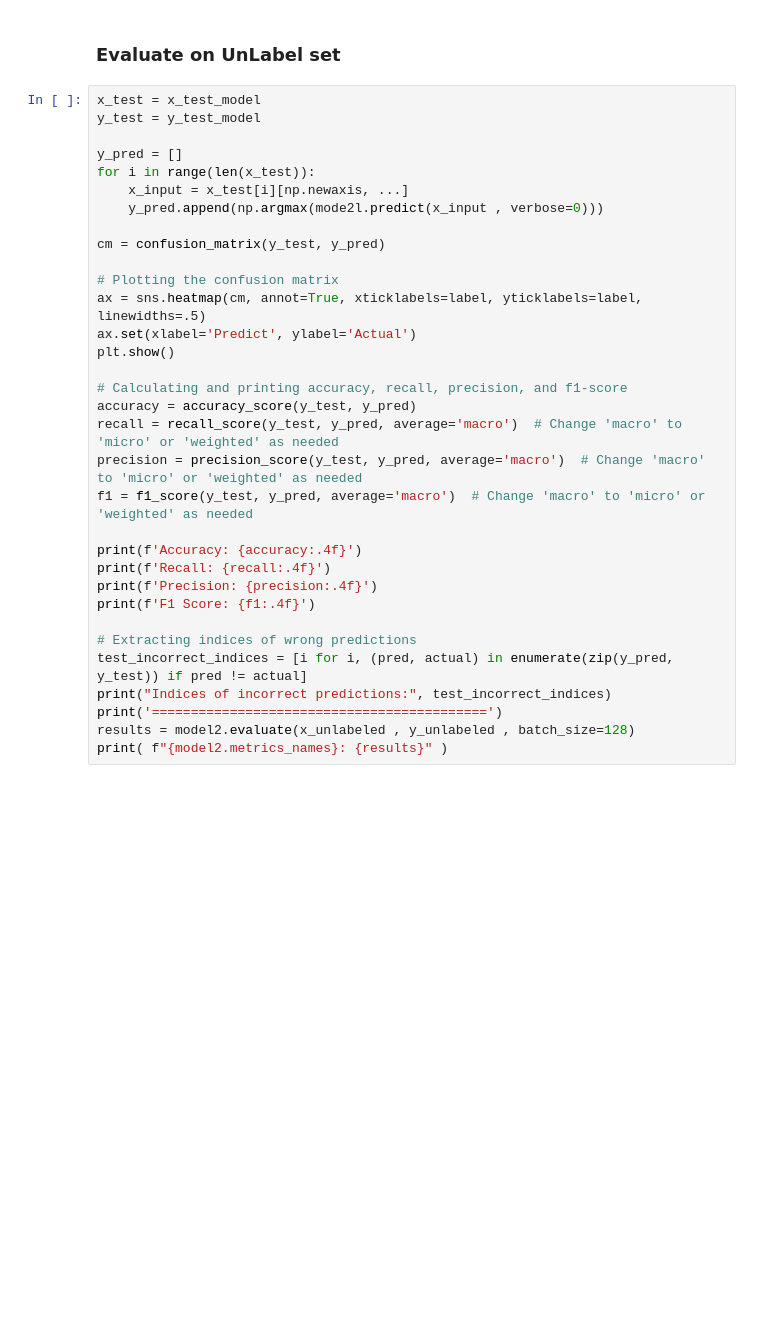
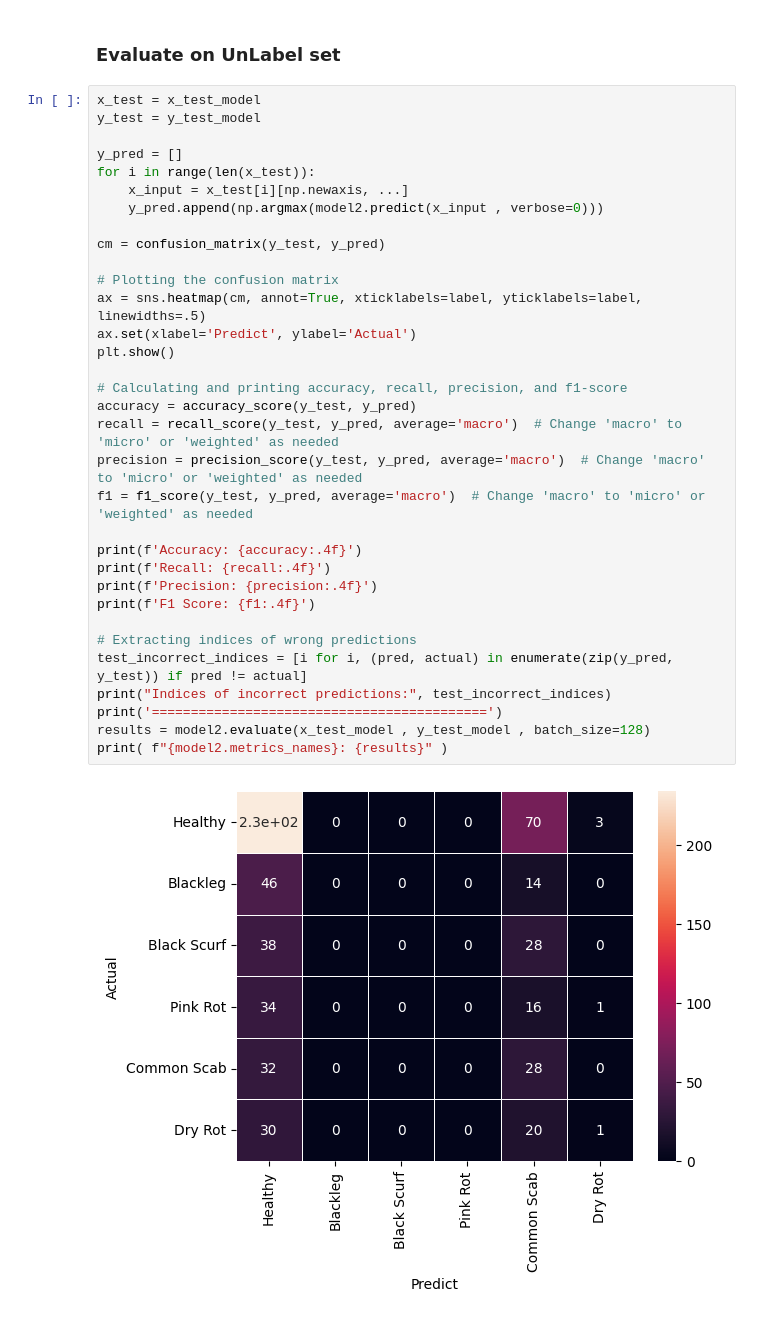
Before and after one commit to y-lims/DADS7202_Potato, a Jupyter notebook: semi_sup_template.ipynb, the cells around one changed output. Cells and saved outputs as stored; diff of their text form; blank space fills up the shorter version.

```diff
--- a/semi_sup_template.ipynb
+++ b/semi_sup_template.ipynb
@@ -788,32 +1021,34 @@ print( f"{model2.metrics_names}: {results}" )
 x_test = x_test_model
 y_test = y_test_model
 
 y_pred = []
 for i in range(len(x_test)):
     x_input = x_test[i][np.newaxis, ...]
-    y_pred.append(np.argmax(mode2l.predict(x_input , verbose=0)))
+    y_pred.append(np.argmax(model2.predict(x_input , verbose=0)))
 
 cm = confusion_matrix(y_test, y_pred)
 
 # Plotting the confusion matrix
 ax = sns.heatmap(cm, annot=True, xticklabels=label, yticklabels=label, linewidths=.5)
 ax.set(xlabel='Predict', ylabel='Actual')
 plt.show()
 
 # Calculating and printing accuracy, recall, precision, and f1-score
 accuracy = accuracy_score(y_test, y_pred)
 recall = recall_score(y_test, y_pred, average='macro')  # Change 'macro' to 'micro' or 'weighted' as needed
 precision = precision_score(y_test, y_pred, average='macro')  # Change 'macro' to 'micro' or 'weighted' as needed
 f1 = f1_score(y_test, y_pred, average='macro')  # Change 'macro' to 'micro' or 'weighted' as needed
 
 print(f'Accuracy: {accuracy:.4f}')
 print(f'Recall: {recall:.4f}')
 print(f'Precision: {precision:.4f}')
 print(f'F1 Score: {f1:.4f}')
 
 # Extracting indices of wrong predictions
 test_incorrect_indices = [i for i, (pred, actual) in enumerate(zip(y_pred, y_test)) if pred != actual]
 print("Indices of incorrect predictions:", test_incorrect_indices)
 print('===========================================')
-results = model2.evaluate(x_unlabeled , y_unlabeled , batch_size=128)
+results = model2.evaluate(x_test_model , y_test_model , batch_size=128)
 print( f"{model2.metrics_names}: {results}" )
+# %% [output]
+[figure, added]
```
Also changed, not shown: parts of 25 cells of this notebook.
